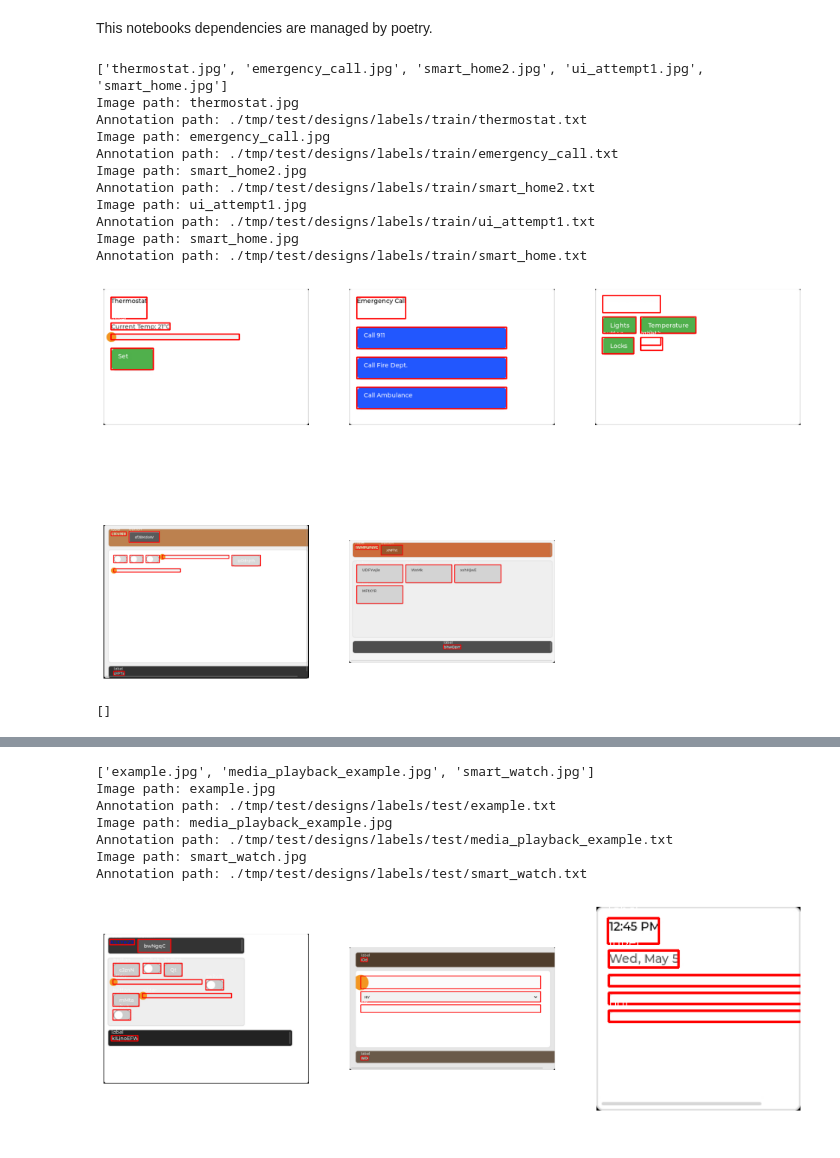
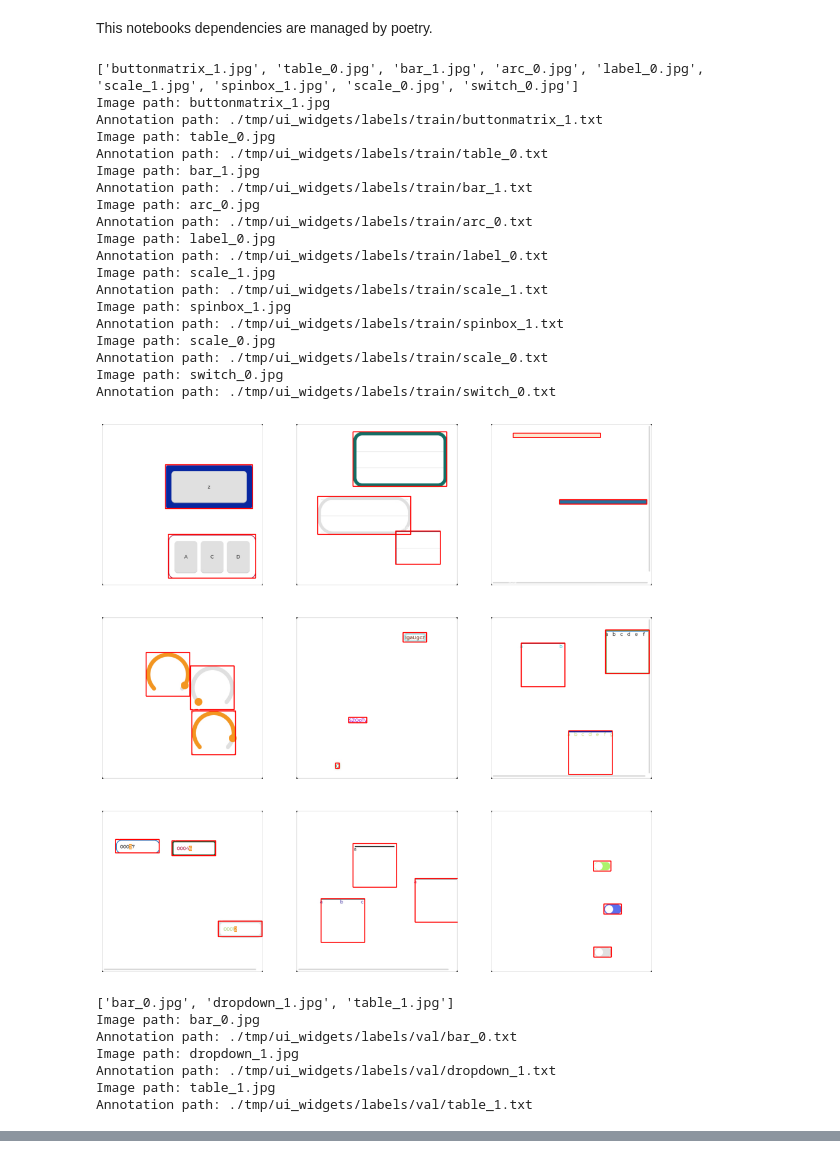
Before and after one commit to HackXIt/lvgl-ui-detector, a Jupyter notebook: dataset_playground.ipynb, the cells around one changed output, grey strips where cells are left out. Cells and saved outputs as stored; diff of their text form; code cells hidden in the pictures.

```diff
--- a/dataset_playground.ipynb
+++ b/dataset_playground.ipynb
@@ -54,15 +54,15 @@ def show_images_with_annotations(base_path, image_paths, class_names):
     plt.show()
 # %%
 # dataset path
-dataset_folder = os.path.join(os.path.curdir, 'tmp', 'test')
-dataset_file = os.path.join(dataset_folder, 'designs', 'designs.yaml')
-datalist_file = os.path.join(dataset_folder, 'designs.txt')
+dataset = 'ui_widgets'
+base_path = os.path.join(os.path.curdir, 'tmp')
+dataset_file = os.path.join(base_path, f'{dataset}.yaml')
+dataset_folder = os.path.join(base_path, f'{dataset}')
 # Load dataset configuration
 dataset_config = load_dataset_config(dataset_file)  # Update this path
 class_names = dataset_config['names']
-base_path = dataset_config['path']
-image_base_path = os.path.join(base_path, 'images')
-label_base_path = os.path.join(base_path, 'labels')
+image_base_path = os.path.join(dataset_folder, 'images')
+label_base_path = os.path.join(dataset_folder, 'labels')
 dataset_dirs = {}
 for split in ['train', 'val', 'test']:
     dataset_dirs[split] = {}
@@ -71,20 +71,34 @@ for split in ['train', 'val', 'test']:
 # %%
 # Show a few images from your dataset
 for split in dataset_dirs.keys():
-    image_samples = os.listdir(os.path.join(base_path, dataset_config[split]))[:9]  # Load first 9 images
+    image_samples = os.listdir(os.path.join(dataset_folder, dataset_config[split]))[:9]  # Load first 9 images
     print(image_samples)
     show_images_with_annotations(dataset_dirs[split]['image'], image_samples, class_names)
 # %% [output]
-['thermostat.jpg', 'emergency_call.jpg', 'smart_home2.jpg', 'ui_attempt1.jpg', 'smart_home.jpg']
-Image path: thermostat.jpg
-Annotation path: ./tmp/test/designs/labels/train/thermostat.txt
-Image path: emergency_call.jpg
-Annotation path: ./tmp/test/designs/labels/train/emergency_call.txt
-Image path: smart_home2.jpg
-Annotation path: ./tmp/test/designs/labels/train/smart_home2.txt
-Image path: ui_attempt1.jpg
-Annotation path: ./tmp/test/designs/labels/train/ui_attempt1.txt
-Image path: smart_home.jpg
-Annotation path: ./tmp/test/designs/labels/train/smart_home.txt
+['buttonmatrix_1.jpg', 'table_0.jpg', 'bar_1.jpg', 'arc_0.jpg', 'label_0.jpg', 'scale_1.jpg', 'spinbox_1.jpg', 'scale_0.jpg', 'switch_0.jpg']
+Image path: buttonmatrix_1.jpg
+Annotation path: ./tmp/ui_widgets/labels/train/buttonmatrix_1.txt
+Image path: table_0.jpg
+Annotation path: ./tmp/ui_widgets/labels/train/table_0.txt
+Image path: bar_1.jpg
+Annotation path: ./tmp/ui_widgets/labels/train/bar_1.txt
+Image path: arc_0.jpg
+Annotation path: ./tmp/ui_widgets/labels/train/arc_0.txt
+Image path: label_0.jpg
+Annotation path: ./tmp/ui_widgets/labels/train/label_0.txt
+Image path: scale_1.jpg
+Annotation path: ./tmp/ui_widgets/labels/train/scale_1.txt
+Image path: spinbox_1.jpg
+Annotation path: ./tmp/ui_widgets/labels/train/spinbox_1.txt
+Image path: scale_0.jpg
+Annotation path: ./tmp/ui_widgets/labels/train/scale_0.txt
+Image path: switch_0.jpg
+Annotation path: ./tmp/ui_widgets/labels/train/switch_0.txt
-[figure, old version]
+[figure, new version]
-[]
+['bar_0.jpg', 'dropdown_1.jpg', 'table_1.jpg']
+Image path: bar_0.jpg
+Annotation path: ./tmp/ui_widgets/labels/val/bar_0.txt
+Image path: dropdown_1.jpg
+Annotation path: ./tmp/ui_widgets/labels/val/dropdown_1.txt
+Image path: table_1.jpg
+Annotation path: ./tmp/ui_widgets/labels/val/table_1.txt
@@ -92,8 +120,0 @@ Annotation path: ./tmp/test/designs/labels/train/smart_home.txt
-['example.jpg', 'media_playback_example.jpg', 'smart_watch.jpg']
-Image path: example.jpg
-Annotation path: ./tmp/test/designs/labels/test/example.txt
-Image path: media_playback_example.jpg
-Annotation path: ./tmp/test/designs/labels/test/media_playback_example.txt
-Image path: smart_watch.jpg
-Annotation path: ./tmp/test/designs/labels/test/smart_watch.txt
-[figure, old version]
```
Also changed, not shown: parts of 1 cell of this notebook.
